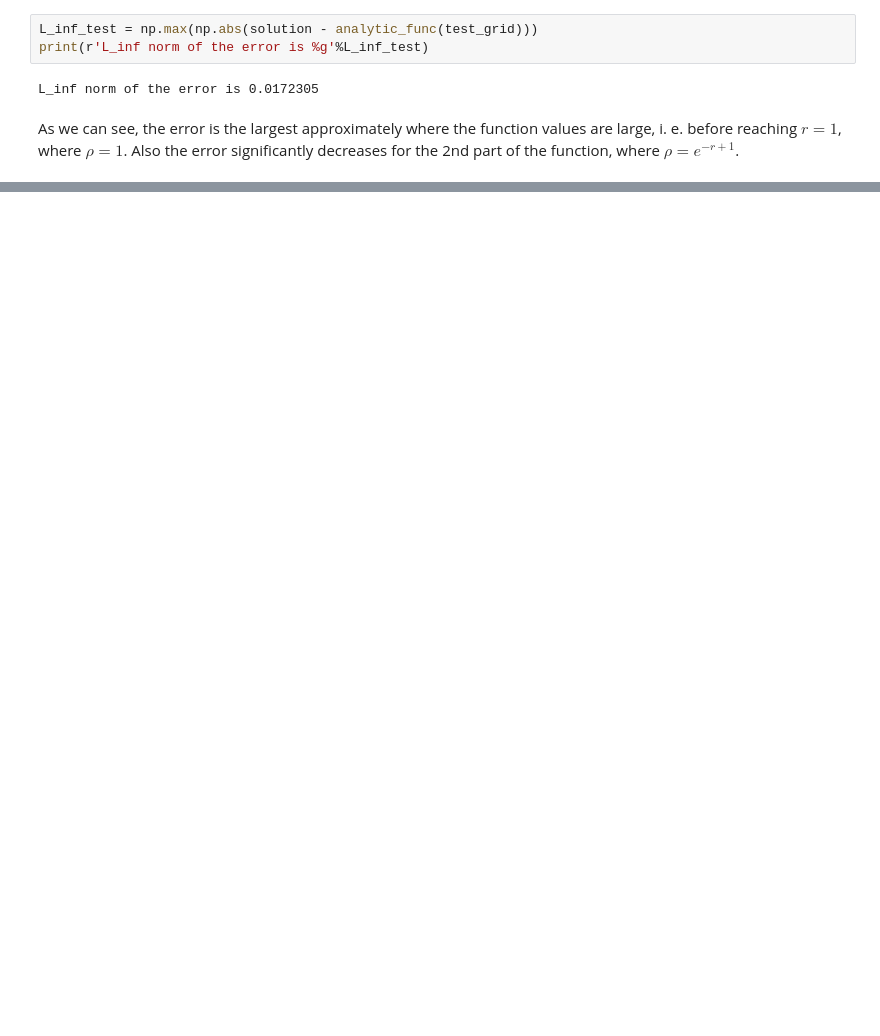
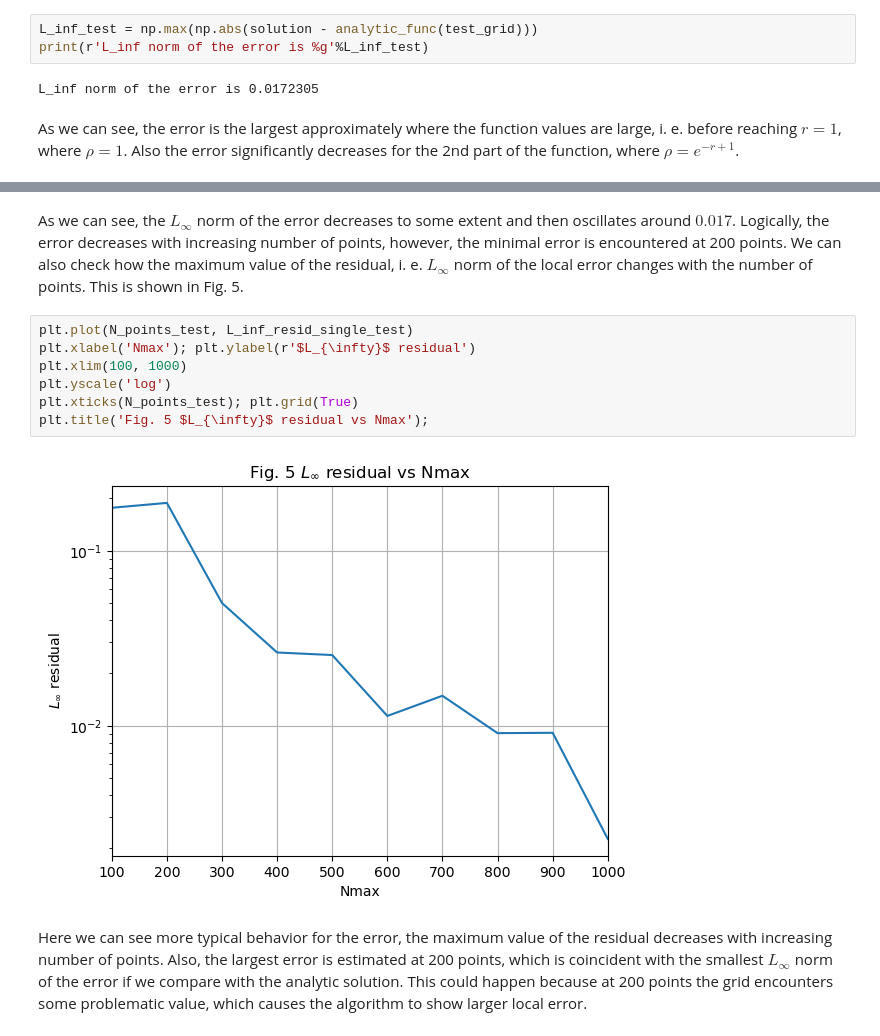
Before and after one commit to askoldvilkha/CompMethods_Astro23, a Jupyter notebook: HW5/hw5_VilkhaPaulBinu.ipynb, the cells around one changed output, grey strips where cells are left out. Saved outputs shown, nothing was run; the diff lists cells and outputs as text; blank space fills up the shorter version.

```diff
--- a/HW5/hw5_VilkhaPaulBinu.ipynb
+++ b/HW5/hw5_VilkhaPaulBinu.ipynb
@@ -295,0 +358,13 @@ As we can see, the error is the largest approximately where the function values
+# %% [markdown]
+As we can see, the $L_{\infty}$ norm of the error decreases to some extent and then oscillates around $0.017$. Logically, the error decreases with increasing number of points, however, the minimal error is encountered at 200 points. We can also check how the maximum value of the residual, i. e. $L_{\infty}$ norm of the local error changes with the number of points. This is shown in Fig. 5.
+# %%
+plt.plot(N_points_test, L_inf_resid_single_test)
+plt.xlabel('Nmax'); plt.ylabel(r'$L_{\infty}$ residual')
+plt.xlim(100, 1000)
+plt.yscale('log')
+plt.xticks(N_points_test); plt.grid(True)
+plt.title('Fig. 5 $L_{\infty}$ residual vs Nmax');
+# %% [output]
+[figure, added]
+# %% [markdown]
+Here we can see more typical behavior for the error, the maximum value of the residual decreases with increasing number of points. Also, the largest error is estimated at 200 points, which is coincident with the smallest $L_{\infty}$ norm of the error if we compare with the analytic solution. This could happen because at 200 points the grid encounters some problematic value, which causes the algorithm to show larger local error.
```
Also changed, not shown: parts of 27 cells of this notebook, 1 other file.
